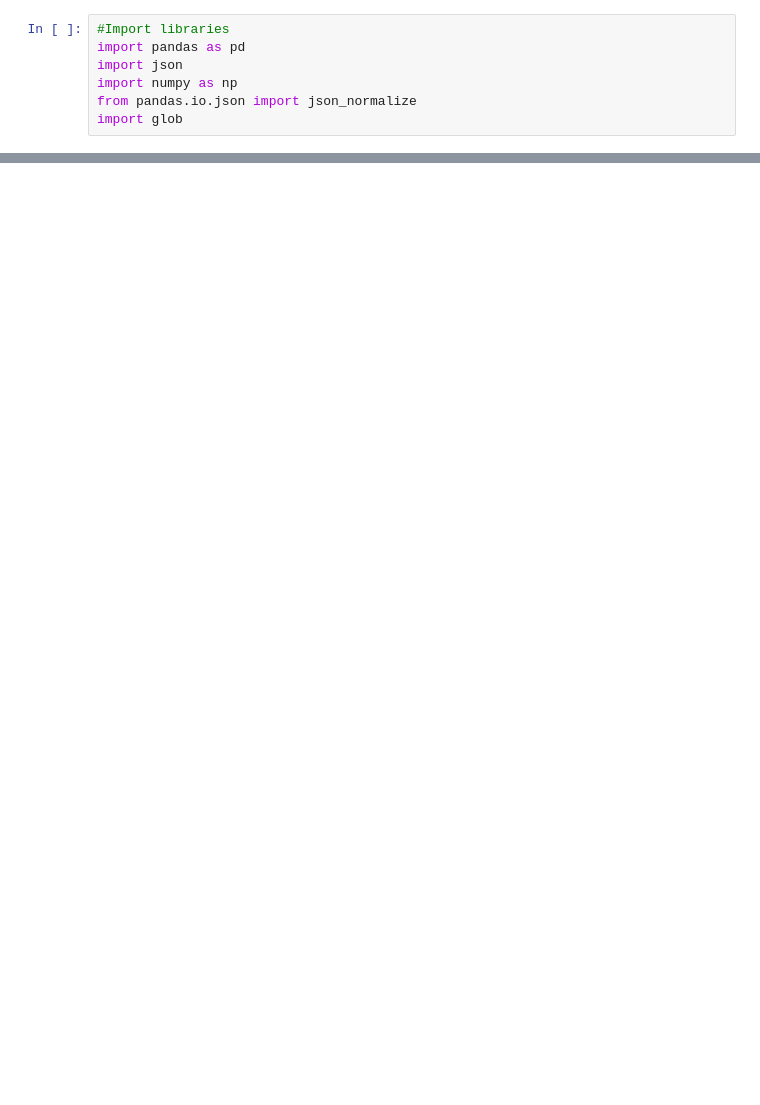
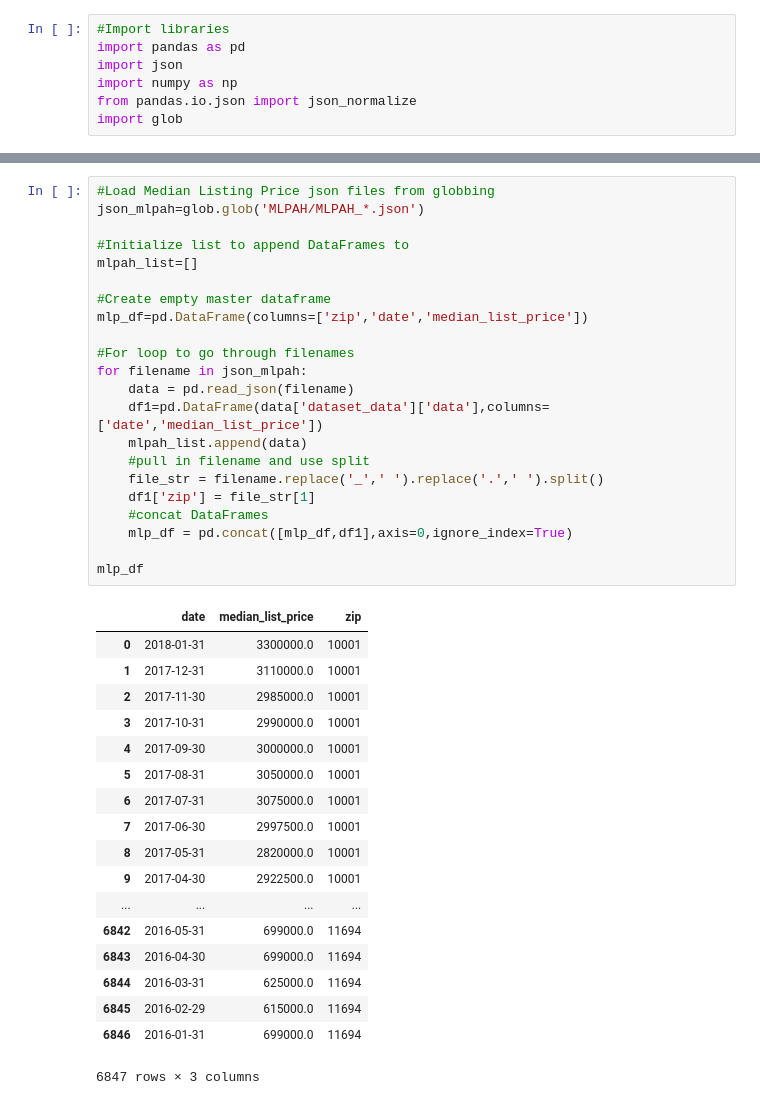
Before and after one commit to csignature/springboard-projects, a Jupyter notebook: Capstone_01/airbnb-capstone.ipynb, the cells around one changed output, grey strips where cells are left out. Cells and saved outputs as stored; diff of their text form; blank space fills up the shorter version.

```diff
--- a/Capstone_01/airbnb-capstone.ipynb
+++ b/Capstone_01/airbnb-capstone.ipynb
@@ -46,3 +49,44 @@ transform                                                  None
+# %%
+#Load Median Listing Price json files from globbing
+json_mlpah=glob.glob('MLPAH/MLPAH_*.json')
+
+#Initialize list to append DataFrames to
+mlpah_list=[]
+
+#Create empty master dataframe
+mlp_df=pd.DataFrame(columns=['zip','date','median_list_price'])
+
+#For loop to go through filenames
+for filename in json_mlpah:
+    data = pd.read_json(filename)
+    df1=pd.DataFrame(data['dataset_data']['data'],columns=['date','median_list_price'])
+    mlpah_list.append(data)
+    #pull in filename and use split
+    file_str = filename.replace('_',' ').replace('.',' ').split()
+    df1['zip'] = file_str[1]
+    #concat DataFrames
+    mlp_df = pd.concat([mlp_df,df1],axis=0,ignore_index=True)
+
+mlp_df
+# %% [output]
+|  | date | median_list_price | zip |
+| 0 | 2018-01-31 | 3300000.0 | 10001 |
+| 1 | 2017-12-31 | 3110000.0 | 10001 |
+| 2 | 2017-11-30 | 2985000.0 | 10001 |
+| 3 | 2017-10-31 | 2990000.0 | 10001 |
+| 4 | 2017-09-30 | 3000000.0 | 10001 |
+| 5 | 2017-08-31 | 3050000.0 | 10001 |
+| 6 | 2017-07-31 | 3075000.0 | 10001 |
+| 7 | 2017-06-30 | 2997500.0 | 10001 |
+| 8 | 2017-05-31 | 2820000.0 | 10001 |
+| 9 | 2017-04-30 | 2922500.0 | 10001 |
+| ... | ... | ... | ... |
+| 6842 | 2016-05-31 | 699000.0 | 11694 |
+| 6843 | 2016-04-30 | 699000.0 | 11694 |
+| 6844 | 2016-03-31 | 625000.0 | 11694 |
+| 6845 | 2016-02-29 | 615000.0 | 11694 |
+| 6846 | 2016-01-31 | 699000.0 | 11694 |
+6847 rows × 3 columns
 # %%
 #Load Airbnb listings data
 listings = pd.read_csv('Airbnb_data/listings.csv',dtype={"id": int, "listing_url": str, "scrape_id": int, })
```
Also changed, not shown: parts of 3 cells of this notebook.
